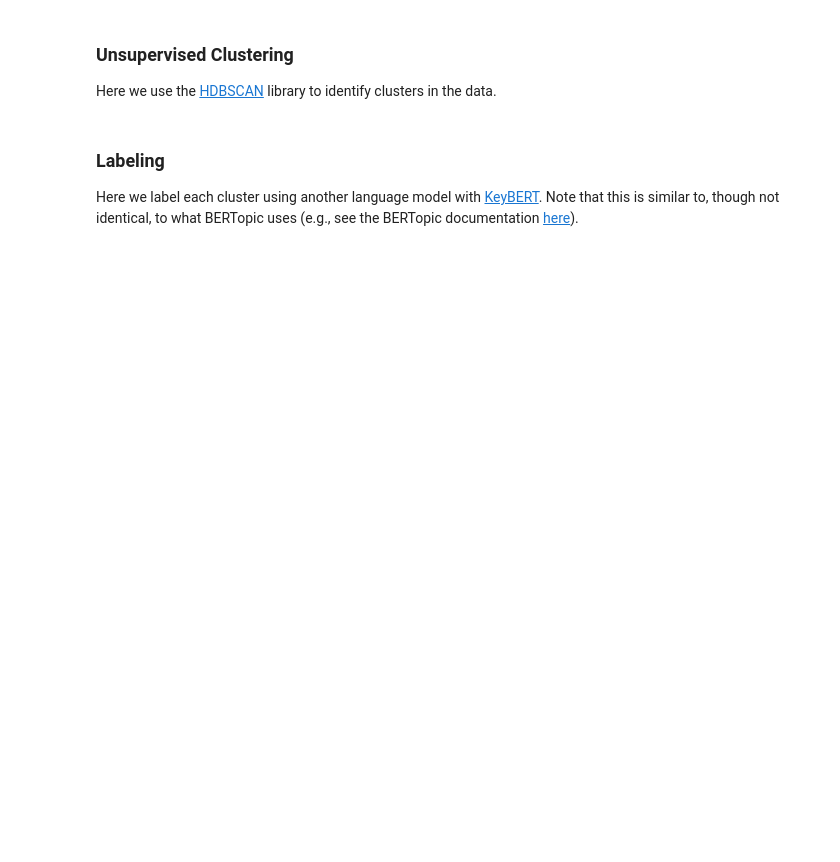
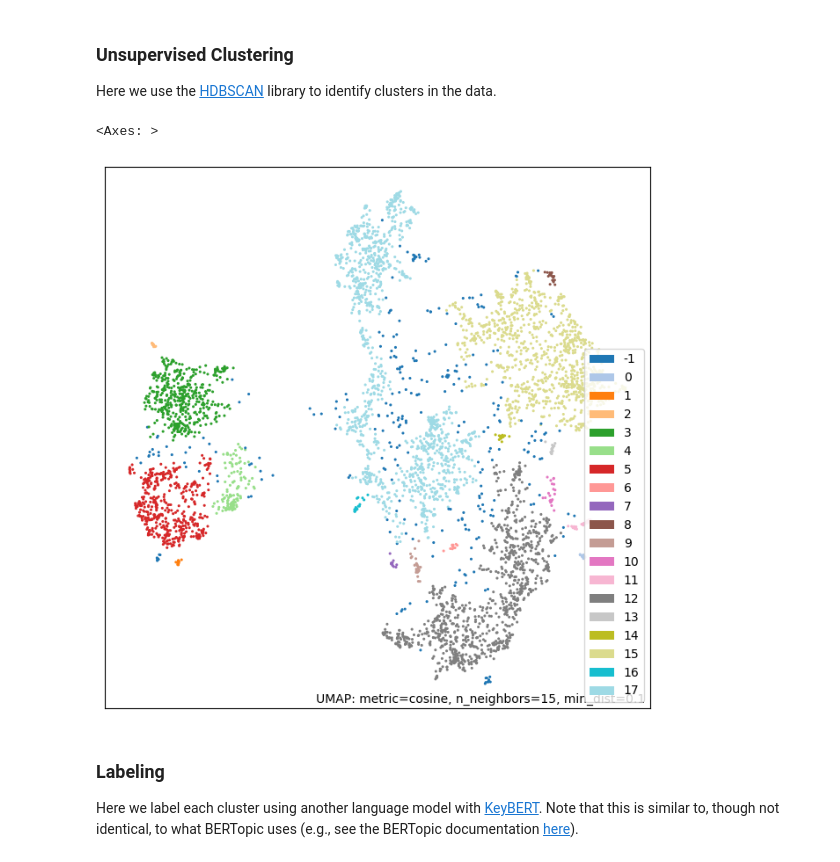
Before and after one commit to nuitrcs/AI_Week_Topic_Modeling, a Jupyter notebook: BERTopic-demo.ipynb, the cells around one changed output. Drawn from its saved outputs; the diff is of its cells as text; code cells hidden in the pictures; blank space fills up the shorter version.

```diff
--- a/BERTopic-demo.ipynb
+++ b/BERTopic-demo.ipynb
@@ -70,0 +25,4 @@ df.head()
+# %%
+import pandas as pd
+df = pd.read_csv('exercises/data/sklearn_20newsgroups_cleaned.csv')
+df.head()
@@ -71,3 +36,4 @@ df.head()
 # %%
-# store the texts into docs variable
-docs = df["text_processed"].values.tolist()
+# store the texts into docs variable as a list for use in BERTopic
+docs = df["cleaned_text"].values.tolist()
+print(docs[:5])
@@ -126,13 +138,16 @@ Here we use the [HDBSCAN](https://hdbscan.readthedocs.io/en/latest/#) library to
 # %%
 from hdbscan import HDBSCAN
 import matplotlib.pyplot as plt
 
 # initialize HDBSCAN model
-hdbscan_model = HDBSCAN(min_cluster_size=15, min_samples=1, cluster_selection_epsilon=0.165)
+hdbscan_model = HDBSCAN(min_cluster_size=12, min_samples=5, cluster_selection_epsilon=0.2)
 
 # identify clusters on the 2-d representation of embeddings generated by UMAP
 hdbscan_model.fit(umap_model.embedding_)
 umap.plot.points(umap_model, labels=hdbscan_model.labels_, theme="blue")
+# %% [output]
+<Axes: >
+[figure, added]
 # %% [markdown]
 ### Labeling
 
```
Also changed, not shown: parts of 16 cells of this notebook, 7 other files.
